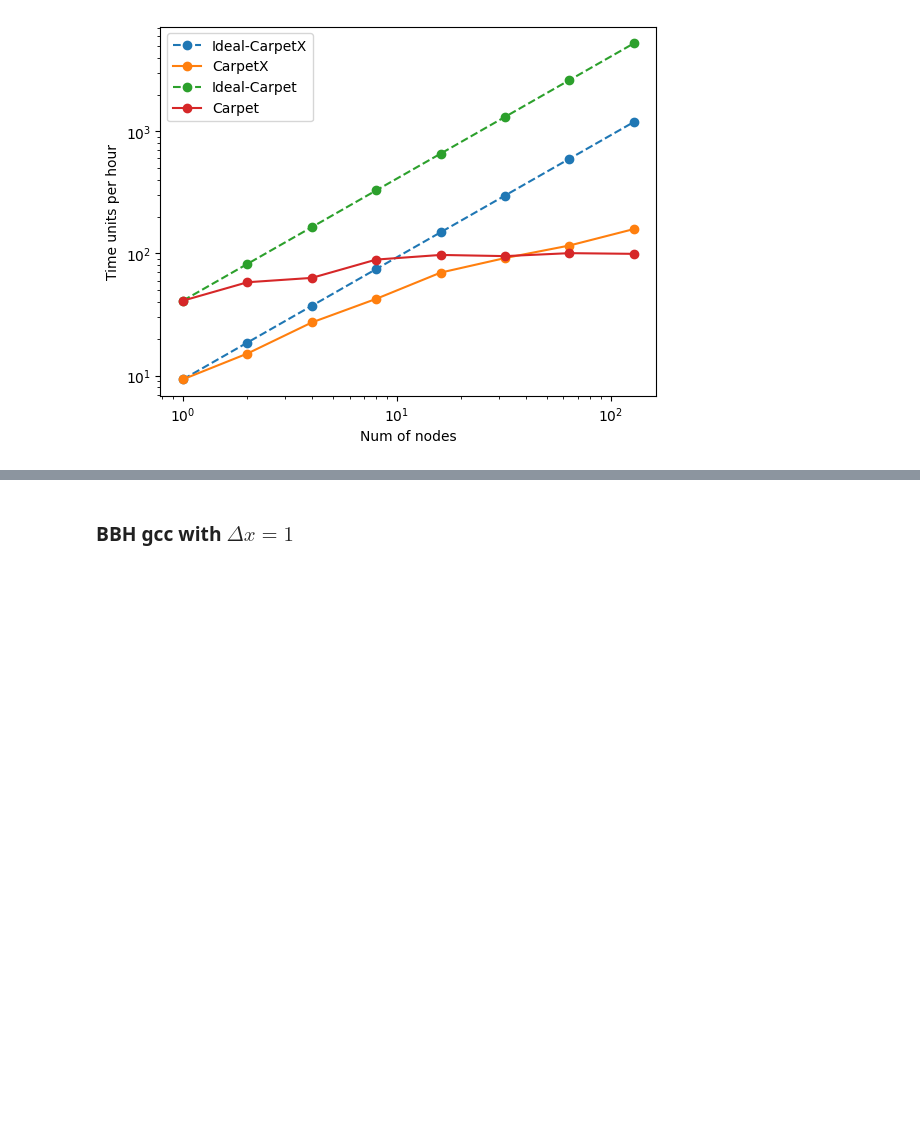
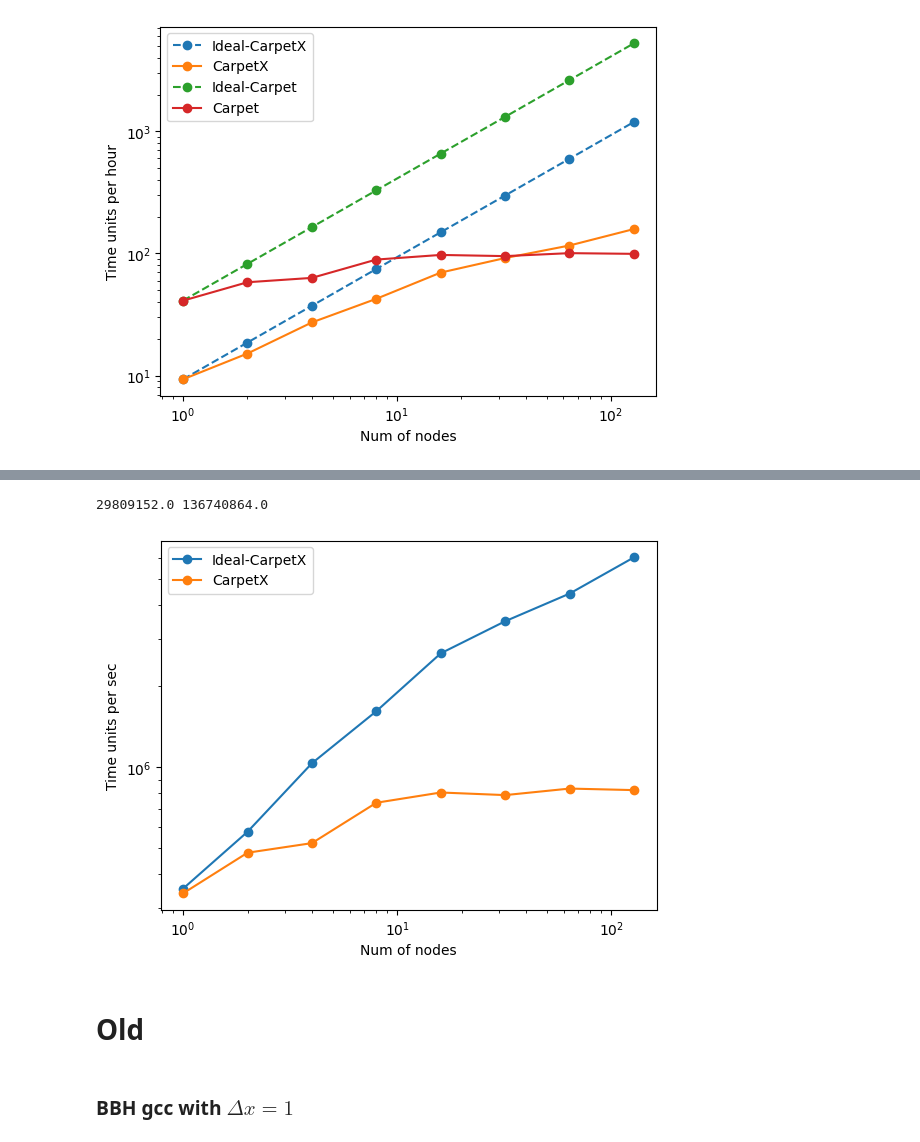
Before and after one commit to lwJi/Docs-CarpetX-Public, a Jupyter notebook: ipynb/plots/Scaling/Strong_CPU.ipynb, the cells around one changed output, grey strips where cells are left out. Saved outputs shown, nothing was run; the diff lists cells and outputs as text; code cells hidden in the pictures; blank space fills up the shorter version.

```diff
--- a/ipynb/plots/Scaling/Strong_CPU.ipynb
+++ b/ipynb/plots/Scaling/Strong_CPU.ipynb
@@ -223,3 +271,10 @@ plot_scaling(pt.ScalingSet(data_OMP28_CarpetX), pt.ScalingSet(data_OMP28_Carpet)
+# %%
+plot_npt_evo_per_sec(pt.ScalingSet(data_OMP28_CarpetX), pt.ScalingSet(data_OMP28_Carpet))
+# %% [output]
+29809152.0 136740864.0
+[figure, added]
+# %% [markdown]
+# Old
 # %% [markdown]
 ### BBH gcc with $\Delta x=1$
 # %% [markdown]
```
Also changed, not shown: parts of 5 cells of this notebook.
